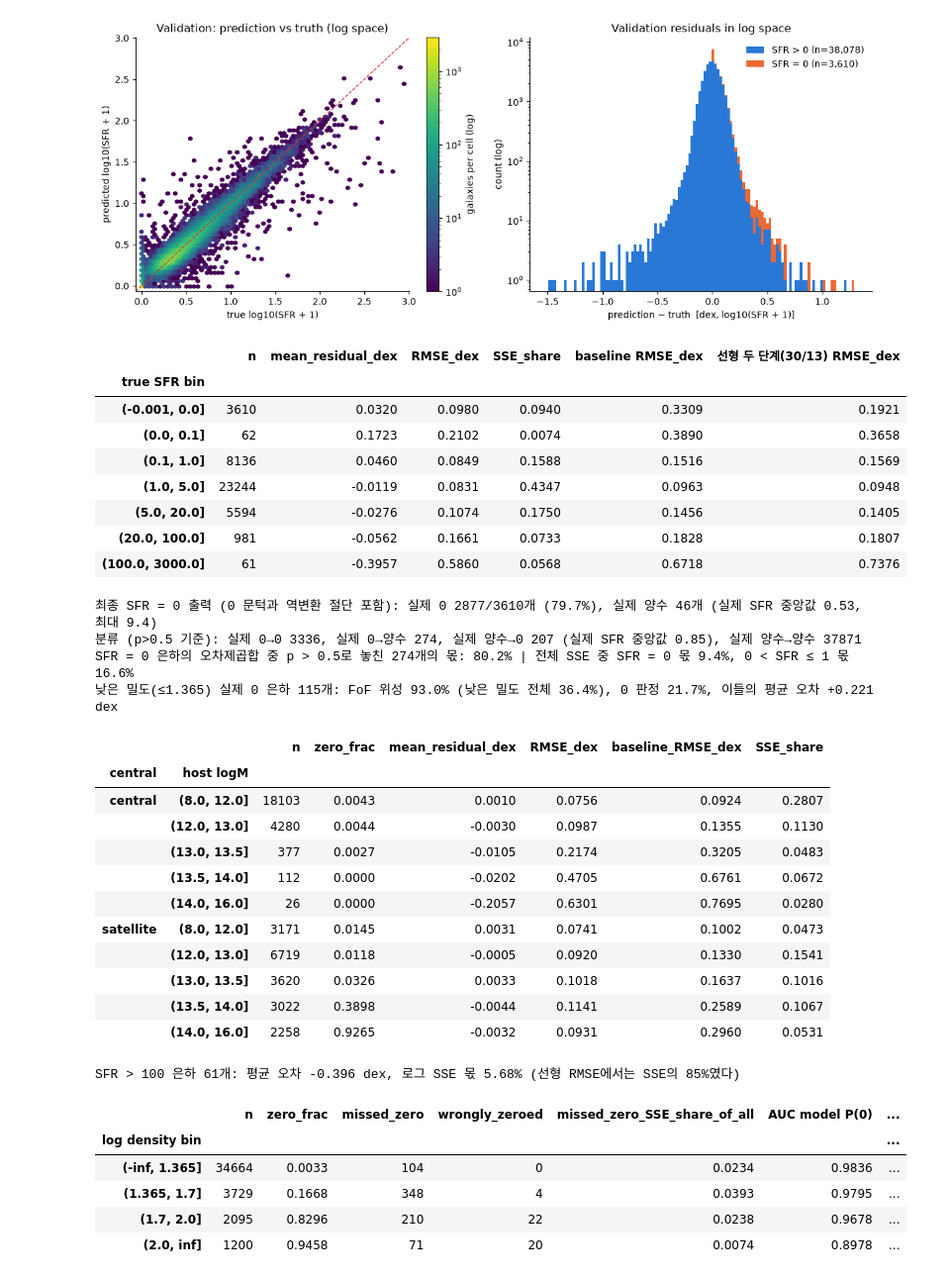
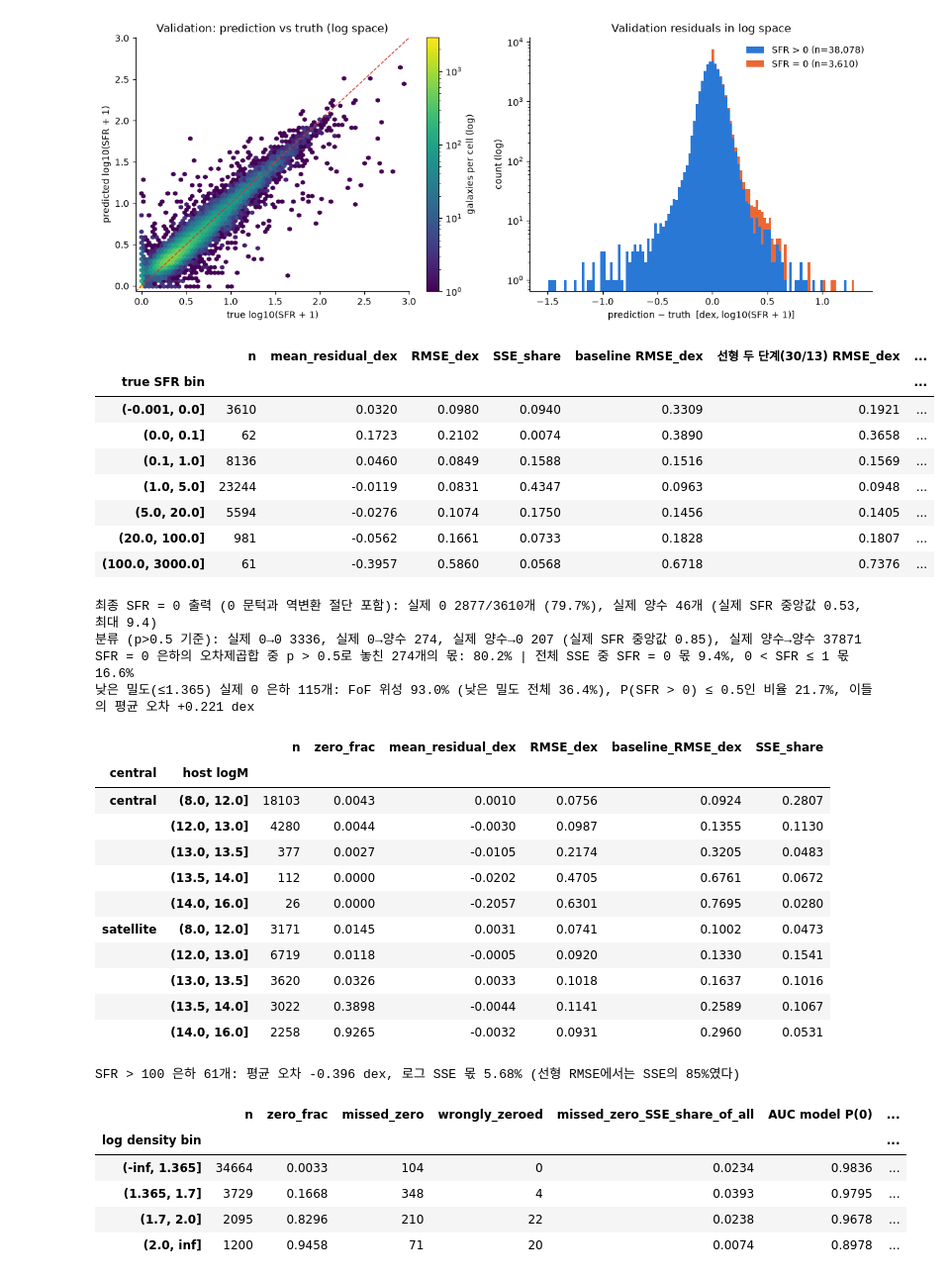
Before and after one commit to ZizonK7/sdi2026-galaxy-sfr, a Jupyter notebook: DataHub_701104_final.ipynb, the cells around one changed output. Shown at 99% size. Saved outputs shown, nothing was run; the diff lists cells and outputs as text; code cells hidden in the pictures.

```diff
--- a/DataHub_701104_final.ipynb
+++ b/DataHub_701104_final.ipynb
@@ -3025,54 +3025,55 @@ def bin_stats(pred_z, groups):
 log_bins = bin_stats(zp, sfr_bin)
 log_bins["baseline RMSE_dex"] = bin_stats(z_base, sfr_bin)["RMSE_dex"]
 log_bins["선형 두 단계(30/13) RMSE_dex"] = bin_stats(z_linear_two_stage, sfr_bin)["RMSE_dex"]
+log_bins["34개 고정(문턱 0.9) RMSE_dex"] = bin_stats(to_log(val_models["34개 모델 (트리 400개 고정, 문턱 0.9)"]), sfr_bin)["RMSE_dex"]
 log_bins.index.name = "true SFR bin"
 display(log_bins.round(4))
 
 # 0 판정: 꺼진 은하의 오차는 ẑ 자체다. 어느 은하가 그 오차를 만드나
 p_fin = FINAL_MODEL.predict_proba_positive(X_val_env)
 out0 = VAL_PREDICTIONS == 0
 print(f"최종 SFR = 0 출력 (0 문턱과 역변환 절단 포함): 실제 0 {int((out0 & (yv == 0)).sum())}/{int((yv == 0).sum())}개 ({np.mean(out0[yv == 0]):.1%}), "
       f"실제 양수 {int((out0 & (yv > 0)).sum())}개 (실제 SFR 중앙값 {np.median(yv[out0 & (yv > 0)]):.2f}, 최대 {yv[out0 & (yv > 0)].max():.1f})")
 pred_zero = p_fin <= 0.5
 zero = yv == 0
 sq = (zp - zt) ** 2
 print(f"분류 (p>0.5 기준): 실제 0→0 {int((pred_zero & zero).sum())}, 실제 0→양수 {int((~pred_zero & zero).sum())}, "
       f"실제 양수→0 {int((pred_zero & ~zero).sum())} (실제 SFR 중앙값 {np.median(yv[pred_zero & ~zero]):.2f}), 실제 양수→양수 {int((~pred_zero & ~zero).sum())}")
 print(f"SFR = 0 은하의 오차제곱합 중 p > 0.5로 놓친 {int((~pred_zero & zero).sum())}개의 몫: {sq[zero & ~pred_zero].sum() / sq[zero].sum():.1%} | "
       f"전체 SSE 중 SFR = 0 몫 {sq[zero].sum() / sq.sum():.1%}, 0 < SFR ≤ 1 몫 {sq[(yv > 0) & (yv <= 1)].sum() / sq.sum():.1%}")
 dens_val = X_val["log10_overdensity_plus_1"].to_numpy()
-LOW = dens_val <= 1.3647506592            # SFR = 0 비율로 나눈 낮은 밀도 경계(앞선 분석에서 정한 값)
+LOW = dens_val <= 1.3647506592            # 낮은 밀도 경계. 고정해 둔 상수이며 아래 밀도 구간표의 첫 경계와 같다
 zl = LOW & zero
 print(f"낮은 밀도(≤1.365) 실제 0 은하 {zl.sum()}개: FoF 위성 {1 - X_val_env.loc[zl, 'fof_is_central'].mean():.1%} "
-      f"(낮은 밀도 전체 {1 - X_val_env.loc[LOW, 'fof_is_central'].mean():.1%}), 0 판정 {np.mean(p_fin[zl] <= 0.5):.1%}, "
+      f"(낮은 밀도 전체 {1 - X_val_env.loc[LOW, 'fof_is_central'].mean():.1%}), P(SFR > 0) ≤ 0.5인 비율 {np.mean(p_fin[zl] <= 0.5):.1%}, "
       f"이들의 평균 오차 {np.mean(zp[zl] - zt[zl]):+.3f} dex")
 
 # 물리적 부분집합: 중심/위성 × 호스트(그룹 최대) 헤일로 질량
 cen = np.where(X_val_env["fof_is_central"].to_numpy() == 1, "central", "satellite")
 host = pd.cut(X_val_env["fof_group_max_logm"].to_numpy(), [8, 12, 13, 13.5, 14, 16])
 env_err = pd.DataFrame({"central": cen, "host logM": host, "zero": zero, "res": zp - zt, "sq": sq,
                         "base_sq": (z_base - zt) ** 2}).groupby(["central", "host logM"], observed=True).agg(
     n=("res", "size"), zero_frac=("zero", "mean"), mean_residual_dex=("res", "mean"),
     RMSE_dex=("sq", lambda s: np.sqrt(s.mean())), baseline_RMSE_dex=("base_sq", lambda s: np.sqrt(s.mean())),
     SSE_share=("sq", lambda s: s.sum() / sq.sum()))
 display(env_err.round(4))
 top = yv > 100
 print(f"SFR > 100 은하 {top.sum()}개: 평균 오차 {np.mean(zp[top] - zt[top]):+.3f} dex, 로그 SSE 몫 {sq[top].sum() / sq.sum():.2%} "
       f"(선형 RMSE에서는 SSE의 85%였다)")
 # %% [output]
-|  | n | mean_residual_dex | RMSE_dex | SSE_share | baseline RMSE_dex | 선형 두 단계(30/13) RMSE_dex |
-| true SFR bin |  |  |  |  |  |  |
-| (-0.001, 0.0] | 3610 | 0.0320 | 0.0980 | 0.0940 | 0.3309 | 0.1921 |
-| (0.0, 0.1] | 62 | 0.1723 | 0.2102 | 0.0074 | 0.3890 | 0.3658 |
-| (0.1, 1.0] | 8136 | 0.0460 | 0.0849 | 0.1588 | 0.1516 | 0.1569 |
-| (1.0, 5.0] | 23244 | -0.0119 | 0.0831 | 0.4347 | 0.0963 | 0.0948 |
-| (5.0, 20.0] | 5594 | -0.0276 | 0.1074 | 0.1750 | 0.1456 | 0.1405 |
-| (20.0, 100.0] | 981 | -0.0562 | 0.1661 | 0.0733 | 0.1828 | 0.1807 |
-| (100.0, 3000.0] | 61 | -0.3957 | 0.5860 | 0.0568 | 0.6718 | 0.7376 |
+|  | n | mean_residual_dex | RMSE_dex | SSE_share | baseline RMSE_dex | 선형 두 단계(30/13) RMSE_dex | ... |
+| true SFR bin |  |  |  |  |  |  | ... |
+| (-0.001, 0.0] | 3610 | 0.0320 | 0.0980 | 0.0940 | 0.3309 | 0.1921 | ... |
+| (0.0, 0.1] | 62 | 0.1723 | 0.2102 | 0.0074 | 0.3890 | 0.3658 | ... |
+| (0.1, 1.0] | 8136 | 0.0460 | 0.0849 | 0.1588 | 0.1516 | 0.1569 | ... |
+| (1.0, 5.0] | 23244 | -0.0119 | 0.0831 | 0.4347 | 0.0963 | 0.0948 | ... |
+| (5.0, 20.0] | 5594 | -0.0276 | 0.1074 | 0.1750 | 0.1456 | 0.1405 | ... |
+| (20.0, 100.0] | 981 | -0.0562 | 0.1661 | 0.0733 | 0.1828 | 0.1807 | ... |
+| (100.0, 3000.0] | 61 | -0.3957 | 0.5860 | 0.0568 | 0.6718 | 0.7376 | ... |
 최종 SFR = 0 출력 (0 문턱과 역변환 절단 포함): 실제 0 2877/3610개 (79.7%), 실제 양수 46개 (실제 SFR 중앙값 0.53, 최대 9.4)
 분류 (p>0.5 기준): 실제 0→0 3336, 실제 0→양수 274, 실제 양수→0 207 (실제 SFR 중앙값 0.85), 실제 양수→양수 37871
 SFR = 0 은하의 오차제곱합 중 p > 0.5로 놓친 274개의 몫: 80.2% | 전체 SSE 중 SFR = 0 몫 9.4%, 0 < SFR ≤ 1 몫 16.6%
-낮은 밀도(≤1.365) 실제 0 은하 115개: FoF 위성 93.0% (낮은 밀도 전체 36.4%), 0 판정 21.7%, 이들의 평균 오차 +0.221 dex
+낮은 밀도(≤1.365) 실제 0 은하 115개: FoF 위성 93.0% (낮은 밀도 전체 36.4%), P(SFR > 0) ≤ 0.5인 비율 21.7%, 이들의 평균 오차 +0.221 dex
 |  |  | n | zero_frac | mean_residual_dex | RMSE_dex | baseline_RMSE_dex | SSE_share |
 | central | host logM |  |  |  |  |  |  |
 | central | (8.0, 12.0] | 18103 | 0.0043 | 0.0010 | 0.0756 | 0.0924 | 0.2807 |
```
Also changed, not shown: parts of 8 cells of this notebook, 4 other files.
